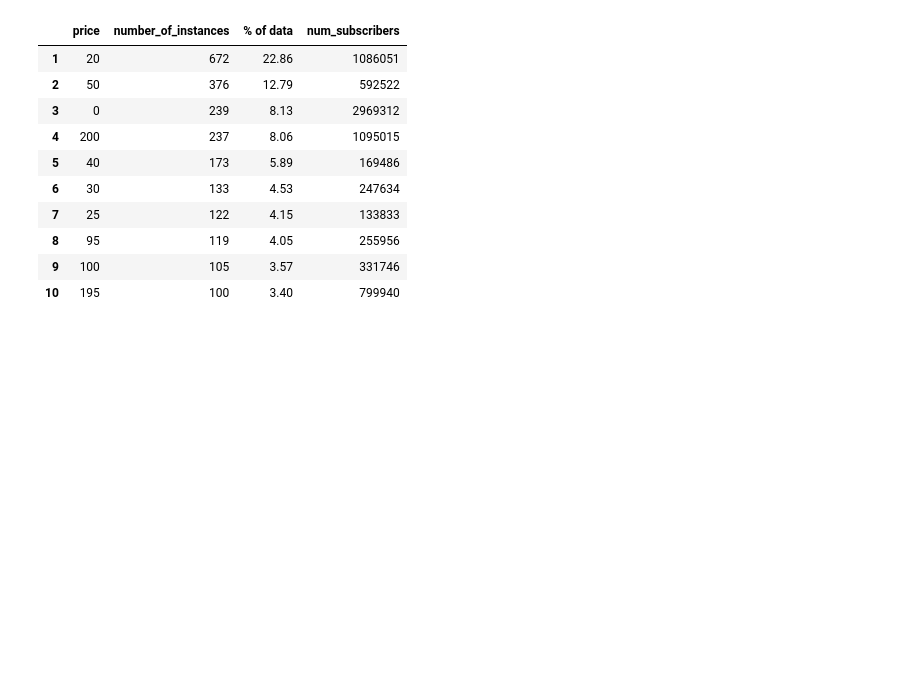
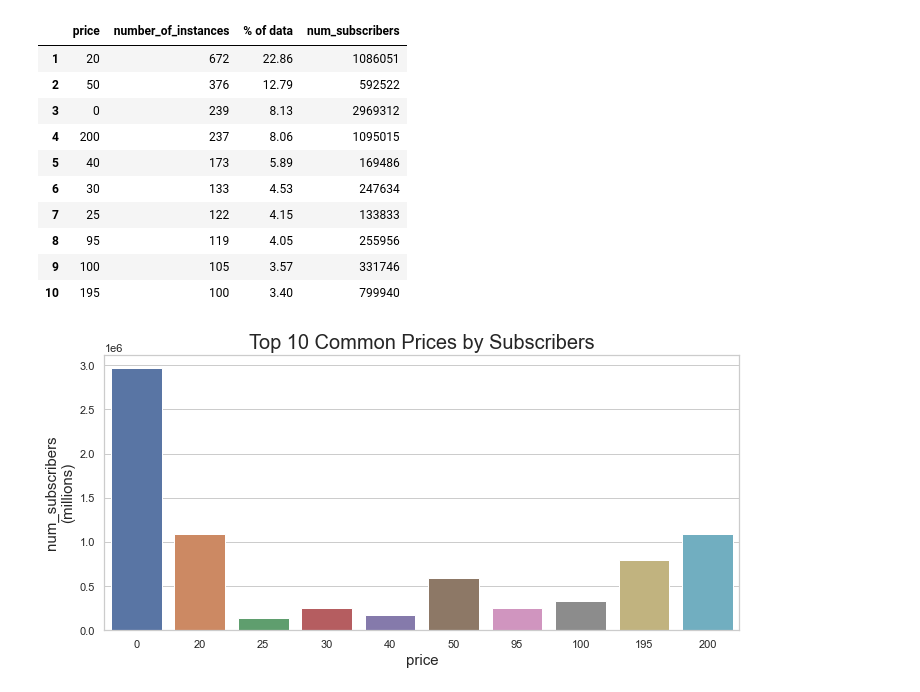
Before and after one commit to adiy55/1SA-Final-Project, a Jupyter notebook: 1SA ML Udemy Courses.ipynb, the cells around one changed output. Cells and saved outputs as stored; diff of their text form; code cells hidden in the pictures; blank space fills up the shorter version.

Commit message:
Plot top 10 common prices by total of subscribers

```diff
--- a/1SA ML Udemy Courses.ipynb
+++ b/1SA ML Udemy Courses.ipynb
@@ -360,3 +360,14 @@ prices_top10_df
 | 8 | 95 | 119 | 4.05 | 255956 |
 | 9 | 100 | 105 | 3.57 | 331746 |
 | 10 | 195 | 100 | 3.40 | 799940 |
+# %%
+# plot of top 10 common prices by amount of subscribers
+plt.figure(figsize=(10,5))
+sns.barplot(x=prices_top10_df["price"], y=prices_top10_df["num_subscribers"])
+plt.xlabel("price", size=15)
+plt.ylabel("num_subscribers\n(millions)", size=15)
+plt.title("Top 10 Common Prices by Subscribers", size=20)
+plt.tight_layout()
+plt.show()
+# %% [output]
+[figure, added]
```
